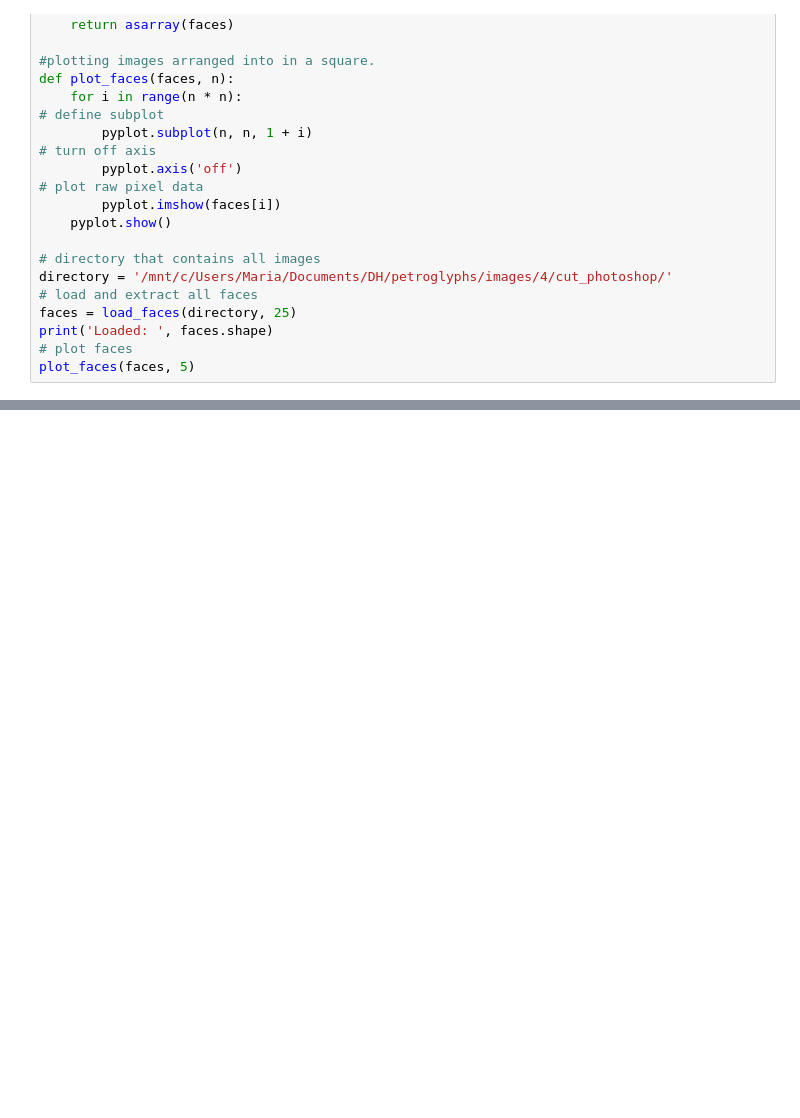
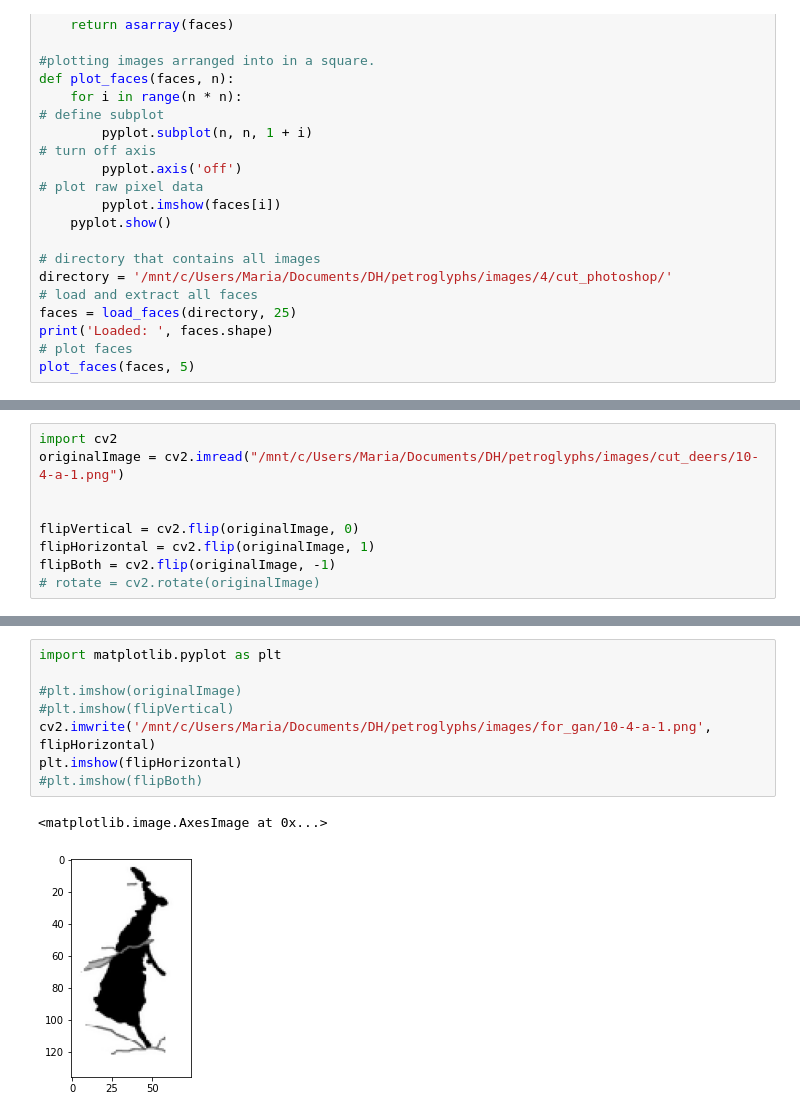
Before and after one commit to MarusyaS/petroglyphs, a Jupyter notebook: Image_adjustment.ipynb, the cells around one changed output, grey strips where cells are left out. Drawn from its saved outputs; the diff is of its cells as text; blank space fills up the shorter version.

Commit message:
added image rotation code

```diff
--- a/Image_adjustment.ipynb
+++ b/Image_adjustment.ipynb
@@ -253,0 +282,9 @@ plot_faces(faces, 5)
+# %%
+import cv2
+originalImage = cv2.imread("/mnt/c/Users/Maria/Documents/DH/petroglyphs/images/cut_deers/10-4-a-1.png")
+
+
+flipVertical = cv2.flip(originalImage, 0)
+flipHorizontal = cv2.flip(originalImage, 1)
+flipBoth = cv2.flip(originalImage, -1)
+# rotate = cv2.rotate(originalImage)
@@ -253,0 +293,11 @@ plot_faces(faces, 5)
+# %%
+import matplotlib.pyplot as plt
+
+#plt.imshow(originalImage)
+#plt.imshow(flipVertical)
+cv2.imwrite('/mnt/c/Users/Maria/Documents/DH/petroglyphs/images/for_gan/10-4-a-1.png', flipHorizontal)
+plt.imshow(flipHorizontal)
+#plt.imshow(flipBoth)
+# %% [output]
+<matplotlib.image.AxesImage at 0x...>
+[figure, added]
```
Also changed, not shown: parts of 11 cells of this notebook.
